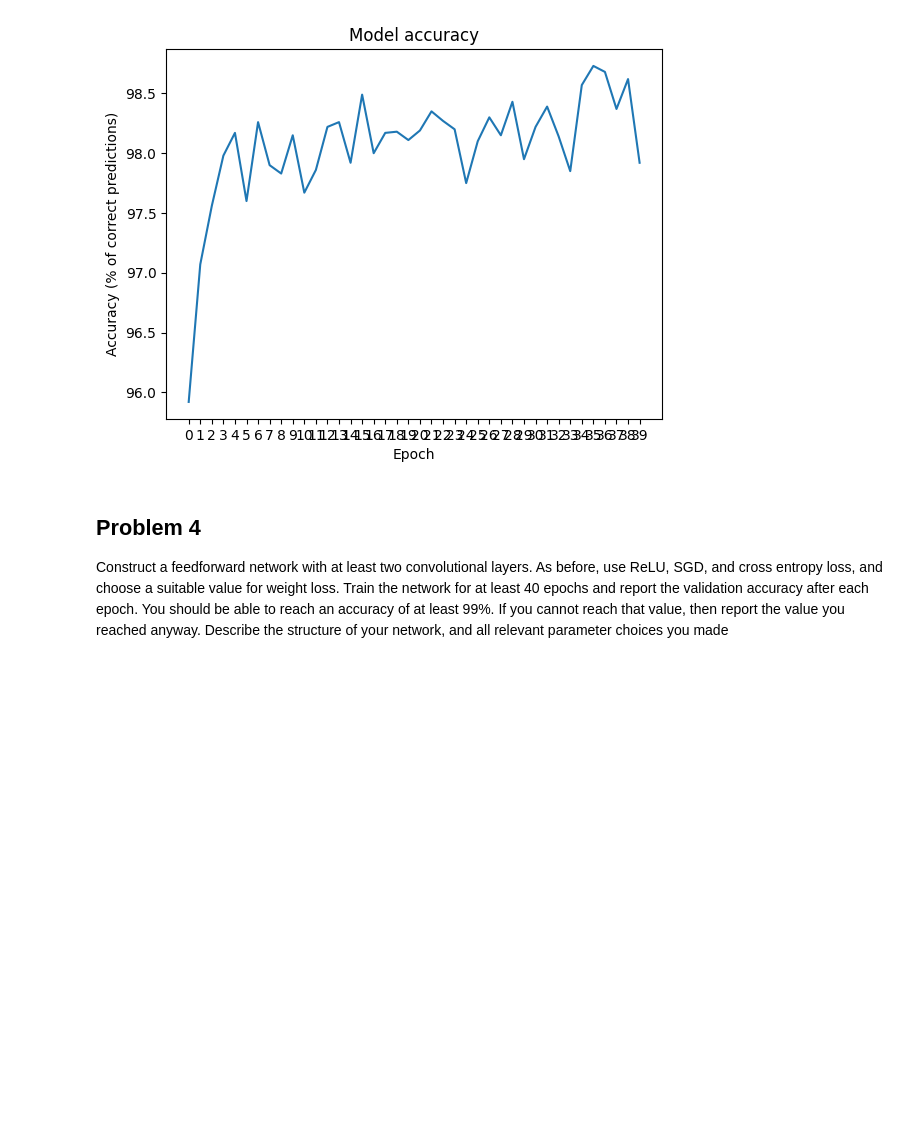
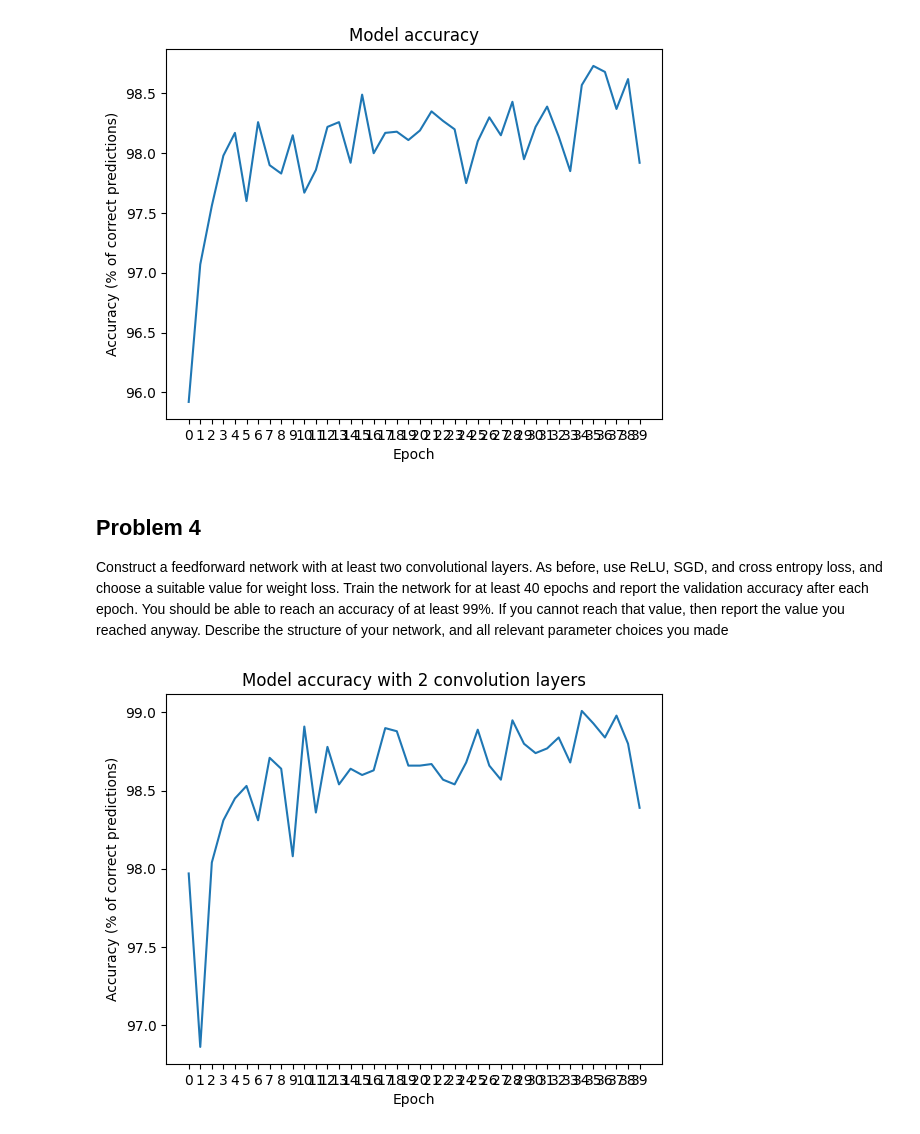
Before and after one commit to willayy/Data-Science-and-AI-DIT407, a Jupyter notebook: Lab 6/lab6.ipynb, the cells around one changed output. Saved outputs shown, nothing was run; the diff lists cells and outputs as text; code cells hidden in the pictures; blank space fills up the shorter version.

```diff
--- a/Lab 6/lab6.ipynb
+++ b/Lab 6/lab6.ipynb
@@ -163,6 +163,7 @@ INPUT_SIZE = 28*28
 HIDDEN_SIZE1 = 500
 HIDDEN_SIZE2 = 300
 OUTPUT_SIZE = 10
+WEIGHT_DECAY = 0.0001
 
 # Creating the model
 model = nn.Sequential(
@@ -178,7 +179,7 @@ model = nn.Sequential(
 # and optimizer (Stochastic Gradient Descent) to modify model
 # weights using a weight decay > 0.
 loss_function = CrossEntropyLoss()
-optimizer = SGD(model.parameters(), lr=LR, weight_decay=0.0001)
+optimizer = SGD(model.parameters(), lr=LR, weight_decay=WEIGHT_DECAY)
 
 train_loader = DataLoader(train_set, batch_size=BATCHSIZE, shuffle=True)
 test_loader = DataLoader(test_set, batch_size=BATCHSIZE, shuffle=False)
@@ -236,3 +237,82 @@ accuracy after each epoch. You should be able to reach an accuracy of at least
 99%. If you cannot reach that value, then report the value you reached anyway.
 Describe the structure of your network, and all relevant parameter choices you
 made
+# %%
+# Hyperparameters
+N_EPOCHS = 40
+BATCHSIZE = 10
+LR = 0.1
+INPUT_SIZE = 28*28
+OUTPUT_SIZE = 10
+NUM_CHANNELS_CONV1 = 5
+NUM_CHANNELS_CONV2 = 10
+SIZE_AFTER_CONV2 = 7*7 * NUM_CHANNELS_CONV2
+WEIGHT_DECAY = 0.0001
+
+# Creating the model
+model = nn.Sequential(
+    nn.Conv2d(in_channels=1, out_channels=NUM_CHANNELS_CONV1, kernel_size=3, padding=1),
+    nn.ReLU(),
+    nn.MaxPool2d(kernel_size = 2,stride = 2),
+    nn.Conv2d(in_channels= NUM_CHANNELS_CONV1, out_channels=NUM_CHANNELS_CONV2, kernel_size=3, padding=1),
+    nn.ReLU(),
+    nn.MaxPool2d(kernel_size = 2,stride = 2),
+    nn.Flatten(),
+    nn.Linear(SIZE_AFTER_CONV2, 100),
+    nn.ReLU(),
+    nn.Linear(100, OUTPUT_SIZE),
+)
+
+# Loss function to calculate predictions vs label distance,
+# and optimizer (Stochastic Gradient Descent) to modify model
+# weights using a weight decay > 0.
+loss_function = CrossEntropyLoss()
+optimizer = SGD(model.parameters(), lr=LR, weight_decay=WEIGHT_DECAY)
+
+train_loader = DataLoader(train_set, batch_size=BATCHSIZE, shuffle=True)
+test_loader = DataLoader(test_set, batch_size=BATCHSIZE, shuffle=False)
+
+accuracies = []
+
+for i in range(N_EPOCHS):
+
+    # Training loop
+
+    model.train() # set model to training mode, im guessing this enables some things internally in PyTorch
+    for batch in train_loader:
+        Xs_train, ys_train = batch
+        optimizer.zero_grad() # zero the gradients
+        ys_pred = model(Xs_train)
+        loss: Tensor = loss_function(ys_pred, ys_train)
+        loss.backward() # backward pass
+        optimizer.step() # update weights
+
+    correct = 0
+    total = 0
+
+    # Evaluation loop
+
+    model.eval() # set model to evaluation mode, im guessing this disables some things internally in PyTorch
+    with torch.no_grad(): # no need to track gradients during evaluation
+        for batch in test_loader:
+            Xs_test: Tensor = batch[0]
+            ys_test: Tensor = batch[1]
+            output: Tensor = model(Xs_test)
+            predicted = torch.argmax(output, 1)
+            total += ys_test.size(0)
+            # sum up all elements in the tensor that are equal
+            # use .item() to get the value as a python number as
+            # result is a tensor with one element
+            correct += (predicted == ys_test).sum().item()
+            accuracy = (correct / total) * 100
+
+    accuracies.append(accuracy)
+
+plt.plot(accuracies)
+plt.title('Model accuracy with 2 convolution layers')
+plt.xlabel('Epoch')
+plt.xticks(range(N_EPOCHS))
+plt.ylabel(r'Accuracy (% of correct predictions)')
+plt.show()
+# %% [output]
+[figure, added]
```
